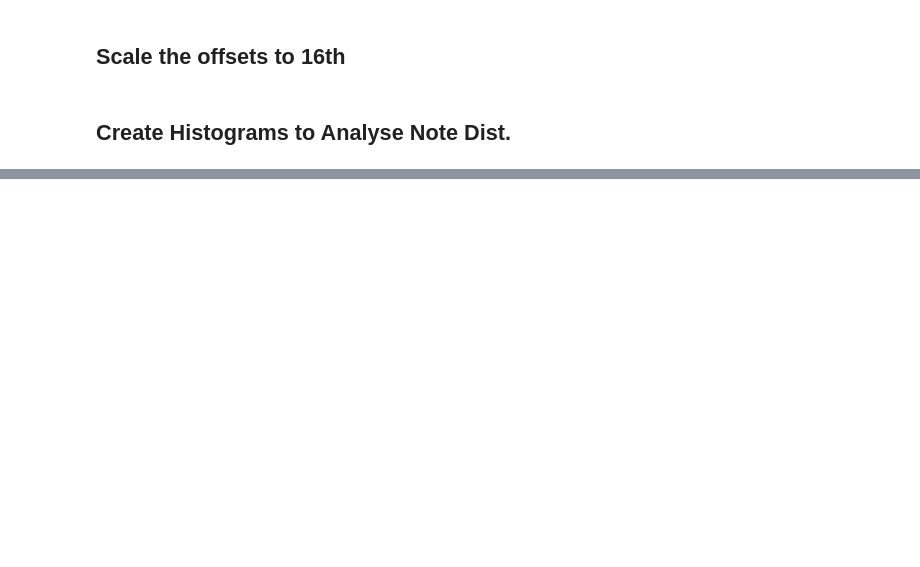
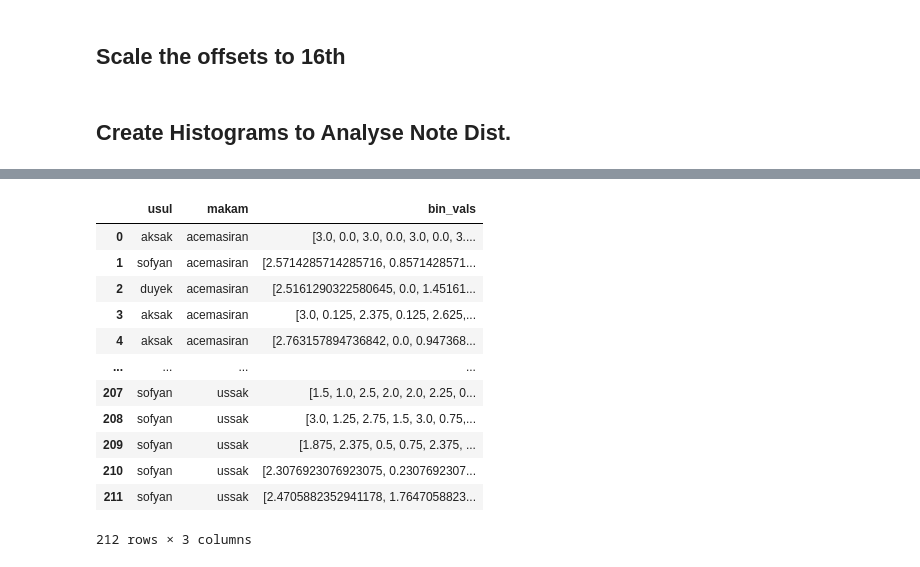
Before and after one commit to RonFrancesca/makam_research, a Jupyter notebook: MeterExploration.ipynb, the cells around one changed output, grey strips where cells are left out. Drawn from its saved outputs; the diff is of its cells as text; code cells hidden in the pictures; blank space fills up the shorter version.

```diff
--- a/MeterExploration.ipynb
+++ b/MeterExploration.ipynb
@@ -501,0 +612,16 @@ plt.show()
+# %%
+df_makam_bin_vals
+# %% [output]
+|  | usul | makam | bin_vals |
+| 0 | aksak | acemasiran | [3.0, 0.0, 3.0, 0.0, 3.0, 0.0, 3.... |
+| 1 | sofyan | acemasiran | [2.5714285714285716, 0.8571428571... |
+| 2 | duyek | acemasiran | [2.5161290322580645, 0.0, 1.45161... |
+| 3 | aksak | acemasiran | [3.0, 0.125, 2.375, 0.125, 2.625,... |
+| 4 | aksak | acemasiran | [2.763157894736842, 0.0, 0.947368... |
+| ... | ... | ... | ... |
+| 207 | sofyan | ussak | [1.5, 1.0, 2.5, 2.0, 2.0, 2.25, 0... |
+| 208 | sofyan | ussak | [3.0, 1.25, 2.75, 1.5, 3.0, 0.75,... |
+| 209 | sofyan | ussak | [1.875, 2.375, 0.5, 0.75, 2.375, ... |
+| 210 | sofyan | ussak | [2.3076923076923075, 0.2307692307... |
+| 211 | sofyan | ussak | [2.4705882352941178, 1.7647058823... |
+212 rows × 3 columns
```
Also changed, not shown: parts of 22 cells of this notebook.
